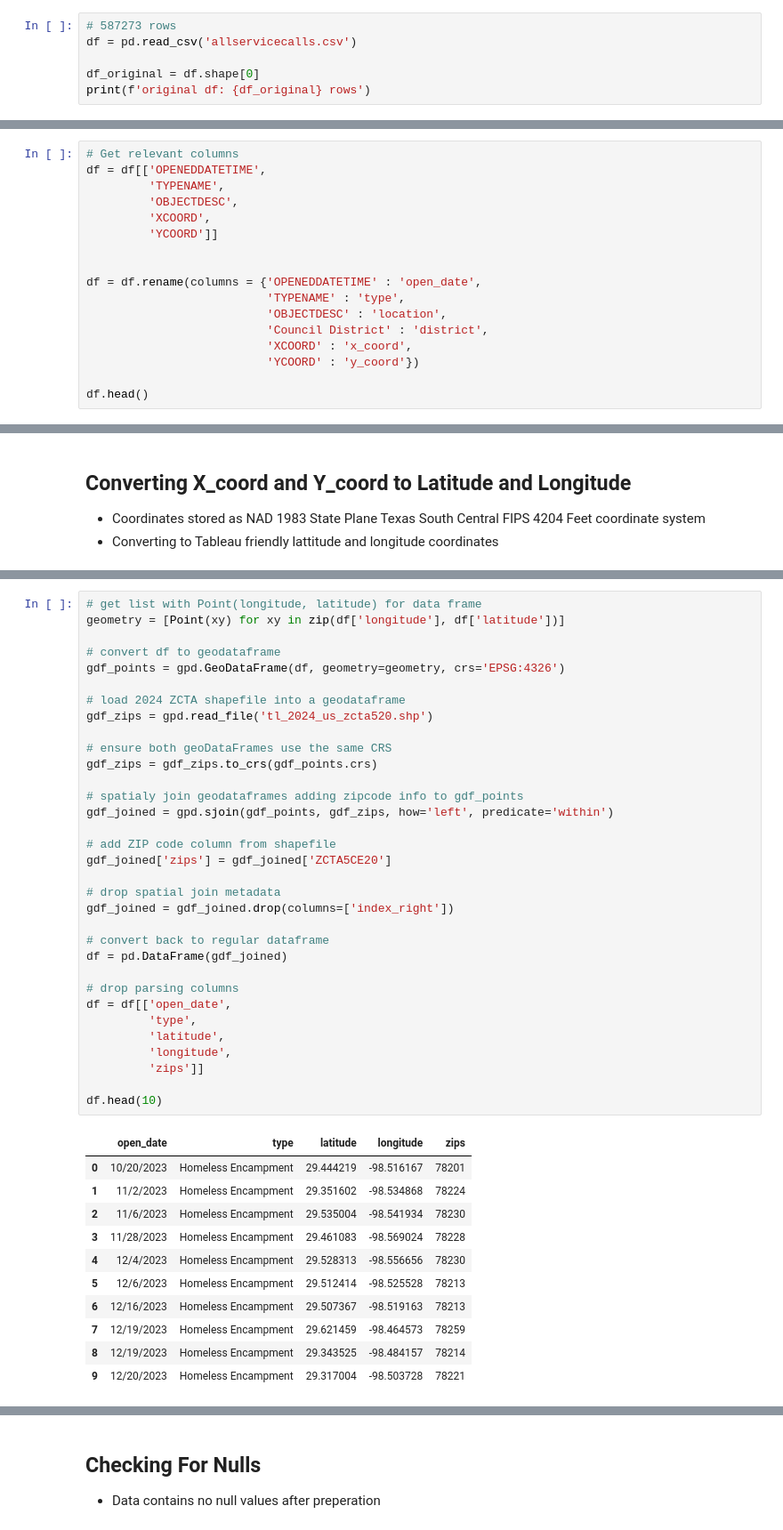
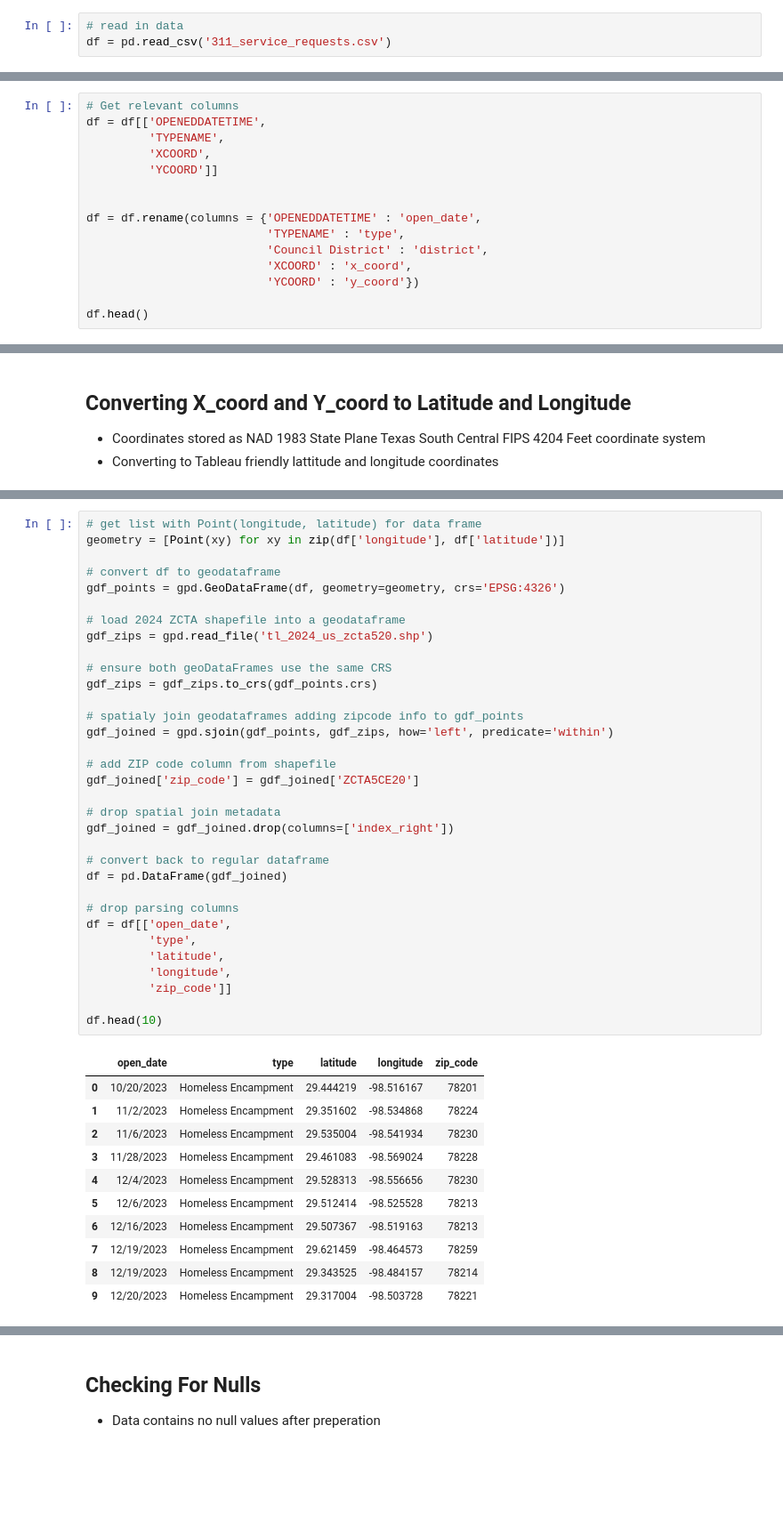
Before and after one commit to Johndsalas/haven_for_hope_evictions_project, a Jupyter notebook: requests_prep_notebook.ipynb, the cells around one changed output, grey strips where cells are left out. Shown at 89% size. Saved outputs shown, nothing was run; the diff lists cells and outputs as text; blank space fills up the shorter version.

```diff
--- a/requests_prep.ipynb
+++ b/requests_prep_notebook.ipynb
@@ -8,8 +11,5 @@ from shapely.geometry import Point
 # %% [markdown]
 ## Reading in Data and Initial Overview
 # %%
-# 587273 rows
-df = pd.read_csv('allservicecalls.csv')
-
-df_original = df.shape[0]
-print(f'original df: {df_original} rows')
+# read in data
+df = pd.read_csv('311_service_requests.csv')
@@ -41,14 +44,12 @@ memory usage: 73.2+ MB
 # Get relevant columns
 df = df[['OPENEDDATETIME',
          'TYPENAME',
-         'OBJECTDESC',
          'XCOORD',
          'YCOORD']]
 
 
 df = df.rename(columns = {'OPENEDDATETIME' : 'open_date',
                           'TYPENAME' : 'type',
-                          'OBJECTDESC' : 'location',
                           'Council District' : 'district',
                           'XCOORD' : 'x_coord',
                           'YCOORD' : 'y_coord'})
@@ -123,36 +124,36 @@ df.head(10)
 geometry = [Point(xy) for xy in zip(df['longitude'], df['latitude'])]
 
 # convert df to geodataframe
 gdf_points = gpd.GeoDataFrame(df, geometry=geometry, crs='EPSG:4326')
 
 # load 2024 ZCTA shapefile into a geodataframe
 gdf_zips = gpd.read_file('tl_2024_us_zcta520.shp')
 
 # ensure both geoDataFrames use the same CRS
 gdf_zips = gdf_zips.to_crs(gdf_points.crs)
 
 # spatialy join geodataframes adding zipcode info to gdf_points
 gdf_joined = gpd.sjoin(gdf_points, gdf_zips, how='left', predicate='within')
 
 # add ZIP code column from shapefile
-gdf_joined['zips'] = gdf_joined['ZCTA5CE20']
+gdf_joined['zip_code'] = gdf_joined['ZCTA5CE20']
 
 # drop spatial join metadata
 gdf_joined = gdf_joined.drop(columns=['index_right'])
 
 # convert back to regular dataframe
 df = pd.DataFrame(gdf_joined)
 
 # drop parsing columns
 df = df[['open_date',
          'type',
          'latitude',
          'longitude',
-         'zips']]
+         'zip_code']]
 
 df.head(10)
 # %% [output]
-|  | open_date | type | latitude | longitude | zips |
+|  | open_date | type | latitude | longitude | zip_code |
 | 0 | 10/20/2023 | Homeless Encampment | 29.444219 | -98.516167 | 78201 |
 | 1 | 11/2/2023 | Homeless Encampment | 29.351602 | -98.534868 | 78224 |
 | 2 | 11/6/2023 | Homeless Encampment | 29.535004 | -98.541934 | 78230 |
```
Also changed, not shown: parts of 13 cells of this notebook, 8 other files.
